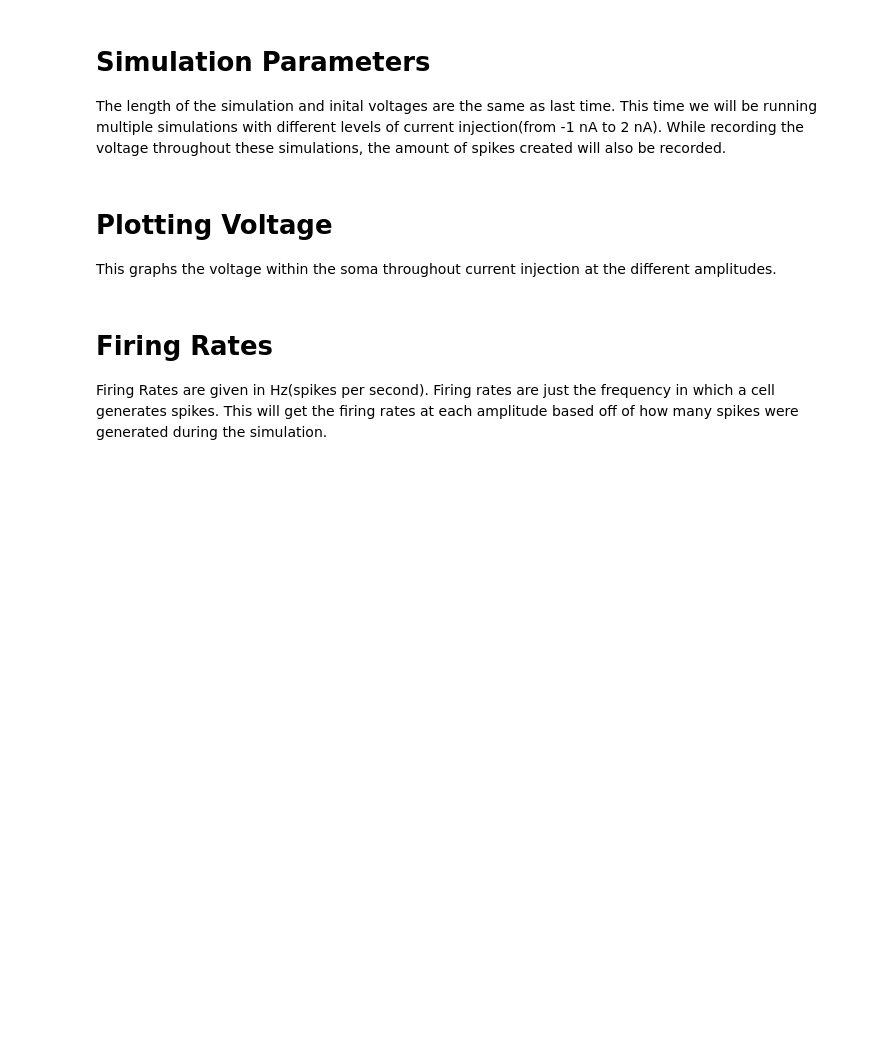
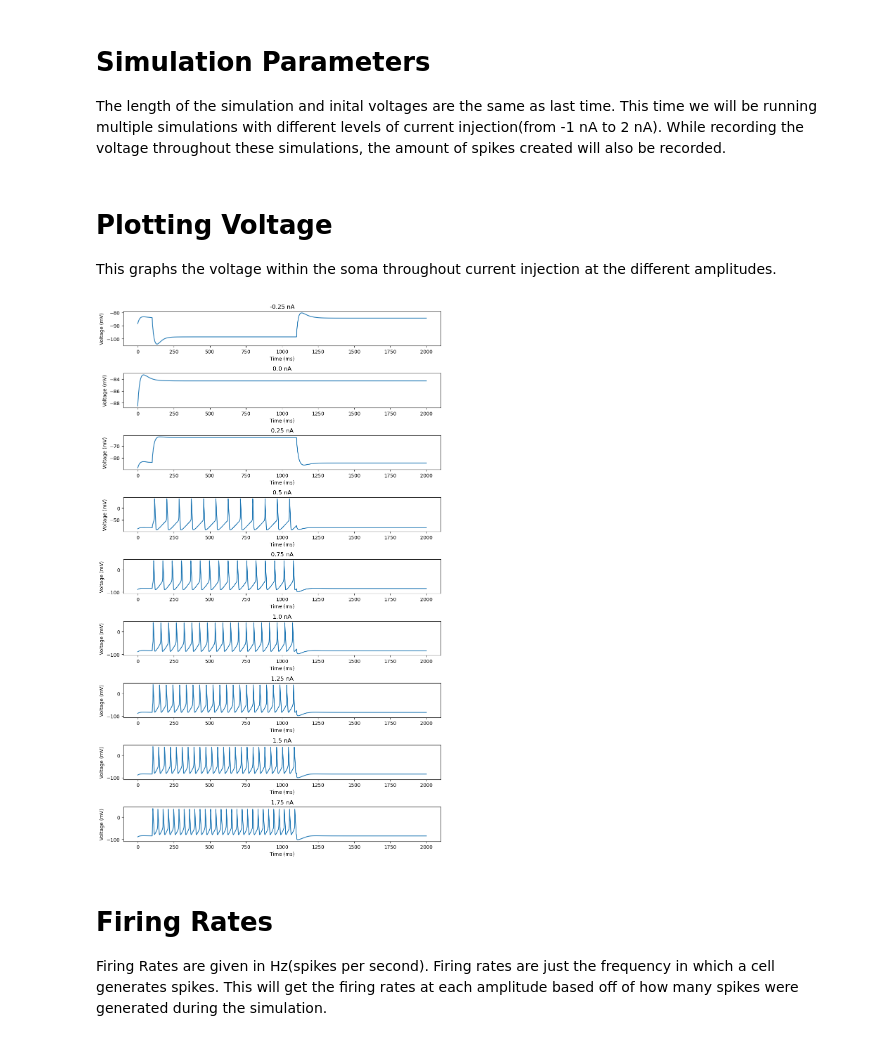
Before and after one commit to cyneuro/Basics-of-Neurons-and-Networks, a Jupyter notebook: B3_MoreProperties/AdditionalProperties.ipynb, the cells around one changed output. Cells and saved outputs as stored; diff of their text form; code cells hidden in the pictures; blank space fills up the shorter version.

```diff
--- a/B3_MoreProperties/AdditionalProperties.ipynb
+++ b/B3_MoreProperties/AdditionalProperties.ipynb
@@ -45,7 +47,9 @@ h.nrn_load_dll('./x86_64/.libs/libnrnmech.so')
+# %%
+neuron.load_mechanisms("mod")
+h.load_file("template.hoc")
+cell = h.CP_Cell()
 # %% [markdown]
 The cell created has 4 compartments, including a soma, an axon, and two dendrites. We will not be using the dendrites within this simulation, but it is good to note that they are here.
-# %%
-cell = build_L5_cell_ziao(cell_folder="./") # build 4 compartment cell
 # %% [markdown]
 Geometry of the cell:
 # %%
@@ -172,11 +187,7 @@ The F/I(Frequency-Current) curve shows the relationship beteween the frequency o
 # Simulation Parameters
 The length of the simulation and inital voltages are the same as last time. This time we will be running multiple simulations with different levels of current injection(from -1 nA to 2 nA). While recording the voltage throughout these simulations, the amount of spikes created will also be recorded.
 # %%
-# # define simulation parameters
-#h.tstop = tstop = 2000 # how long to run the simulation in ms
-#h.dt = 0.025 # time step (resolution) of the simulation in ms
-#h.v_init = cell.soma[0].e_pas # give v(0) = e_leak
-
+#@title F/I Curve Simulation
 # Perform Simulations with varying current injection amplitude
 
 def set_spike_recorder(cell, spike_threshold, seg_to_record='soma') -> None:
@@ -193,7 +204,7 @@ def set_spike_recorder(cell, spike_threshold, seg_to_record='soma') -> None:
 
 V_vecs = [] # list of voltage vectors
 segs = []
-amps = np.arange(-1.0,2.,.25)
+amps = np.arange(-0.25,2.,.25)
 spike_arrays = []
 
 for amp in amps:
@@ -226,15 +237,16 @@ This graphs the voltage within the soma throughout current injection at the diff
 # %%
 import matplotlib.pyplot as plt
 fig, axs = plt.subplots(len(segs), 1, figsize=(10, 16))  # 10 subplots stacked vertically, figure size is 10x16 inches
 for i,seg in enumerate(segs):  # Assuming you have 10 segments in your axon
     axs[i].plot(t_vec, V_vecs[i])
-    axs[i].set_title(f"{amps[i]} nA {seg}")
+    axs[i].set_title(f"{amps[i]} nA")
     axs[i].set_xlabel('Time (ms)')
     axs[i].set_ylabel('Voltage (mV)')
-    # axs[i].set_ylim(-70,vc.amp[0]+1)
 
 plt.tight_layout()  # Adjust layout for better visibility
 plt.show()
+# %% [output]
+[figure, added]
 # %% [markdown]
 # Firing Rates
 Firing Rates are given in Hz(spikes per second). Firing rates are just the frequency in which a cell generates spikes. This will get the firing rates at each amplitude based off of how many spikes were generated during the simulation.
```
Also changed, not shown: parts of 26 cells of this notebook, 6 other files.
